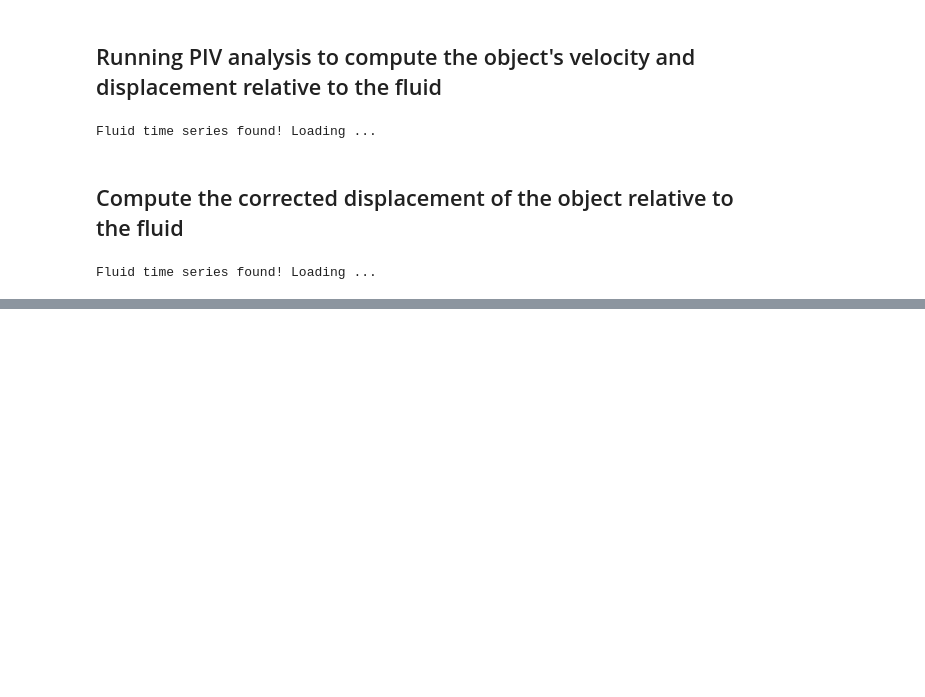
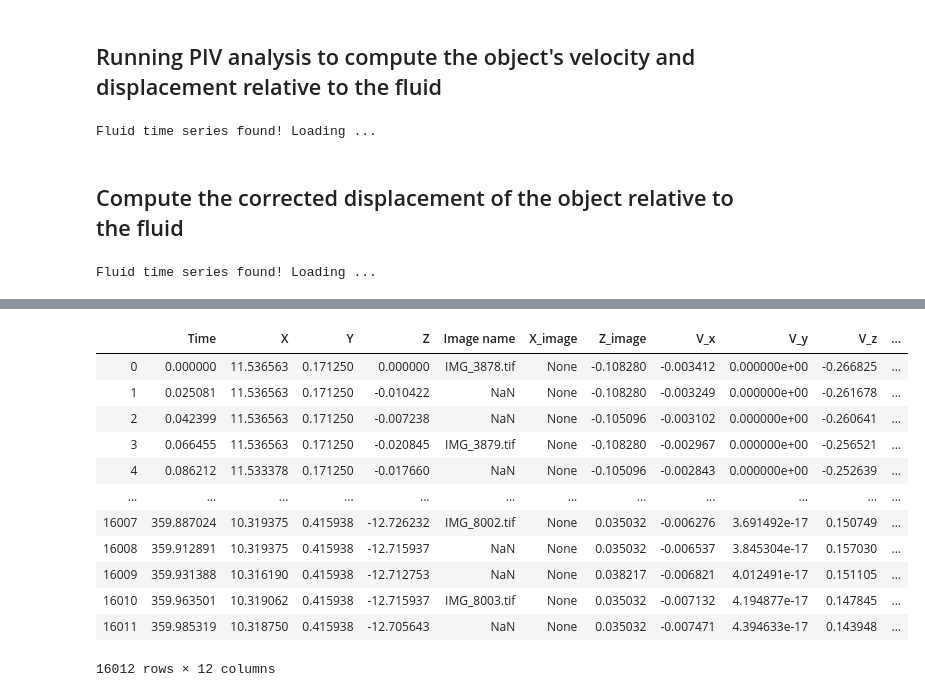
Before and after one commit to deepakkrishnamurthy/gravitymachine-analysis-scripts, a Jupyter notebook: AnalysisNotebook.ipynb, the cells around one changed output, grey strips where cells are left out. Saved outputs shown, nothing was run; the diff lists cells and outputs as text; code cells hidden in the pictures; blank space fills up the shorter version.

```diff
--- a/AnalysisNotebook.ipynb
+++ b/AnalysisNotebook.ipynb
@@ -110,3 +107,5 @@ gm_analysis.plot_velocity_timeseries()
 [interactive output not drawn]
 # %% [markdown]
 ## Find the size of the object of interest
+# %%
+gm_analysis.set_color_thresholds()
@@ -180,5 +203,21 @@ plt.show()
 # %% [output]
 [interactive output not drawn]
 [interactive output not drawn]
+# %%
+gm_analysis.data
+# %% [output]
+|  | Time | X | Y | Z | Image name | X_image | Z_image | V_x | V_y | V_z | ... |
+| 0 | 0.000000 | 11.536563 | 0.171250 | 0.000000 | IMG_3878.tif | None | -0.108280 | -0.003412 | 0.000000e+00 | -0.266825 | ... |
+| 1 | 0.025081 | 11.536563 | 0.171250 | -0.010422 | NaN | None | -0.108280 | -0.003249 | 0.000000e+00 | -0.261678 | ... |
+| 2 | 0.042399 | 11.536563 | 0.171250 | -0.007238 | NaN | None | -0.105096 | -0.003102 | 0.000000e+00 | -0.260641 | ... |
+| 3 | 0.066455 | 11.536563 | 0.171250 | -0.020845 | IMG_3879.tif | None | -0.108280 | -0.002967 | 0.000000e+00 | -0.256521 | ... |
+| 4 | 0.086212 | 11.533378 | 0.171250 | -0.017660 | NaN | None | -0.105096 | -0.002843 | 0.000000e+00 | -0.252639 | ... |
+| ... | ... | ... | ... | ... | ... | ... | ... | ... | ... | ... | ... |
+| 16007 | 359.887024 | 10.319375 | 0.415938 | -12.726232 | IMG_8002.tif | None | 0.035032 | -0.006276 | 3.691492e-17 | 0.150749 | ... |
+| 16008 | 359.912891 | 10.319375 | 0.415938 | -12.715937 | NaN | None | 0.035032 | -0.006537 | 3.845304e-17 | 0.157030 | ... |
+| 16009 | 359.931388 | 10.316190 | 0.415938 | -12.712753 | NaN | None | 0.038217 | -0.006821 | 4.012491e-17 | 0.151105 | ... |
+| 16010 | 359.963501 | 10.319062 | 0.415938 | -12.715937 | IMG_8003.tif | None | 0.035032 | -0.007132 | 4.194877e-17 | 0.147845 | ... |
+| 16011 | 359.985319 | 10.318750 | 0.415938 | -12.705643 | NaN | None | 0.035032 | -0.007471 | 4.394633e-17 | 0.143948 | ... |
+16012 rows × 12 columns
 # %%
 # %% [output]
```
Also changed, not shown: parts of 8 cells of this notebook, 1 other file.
